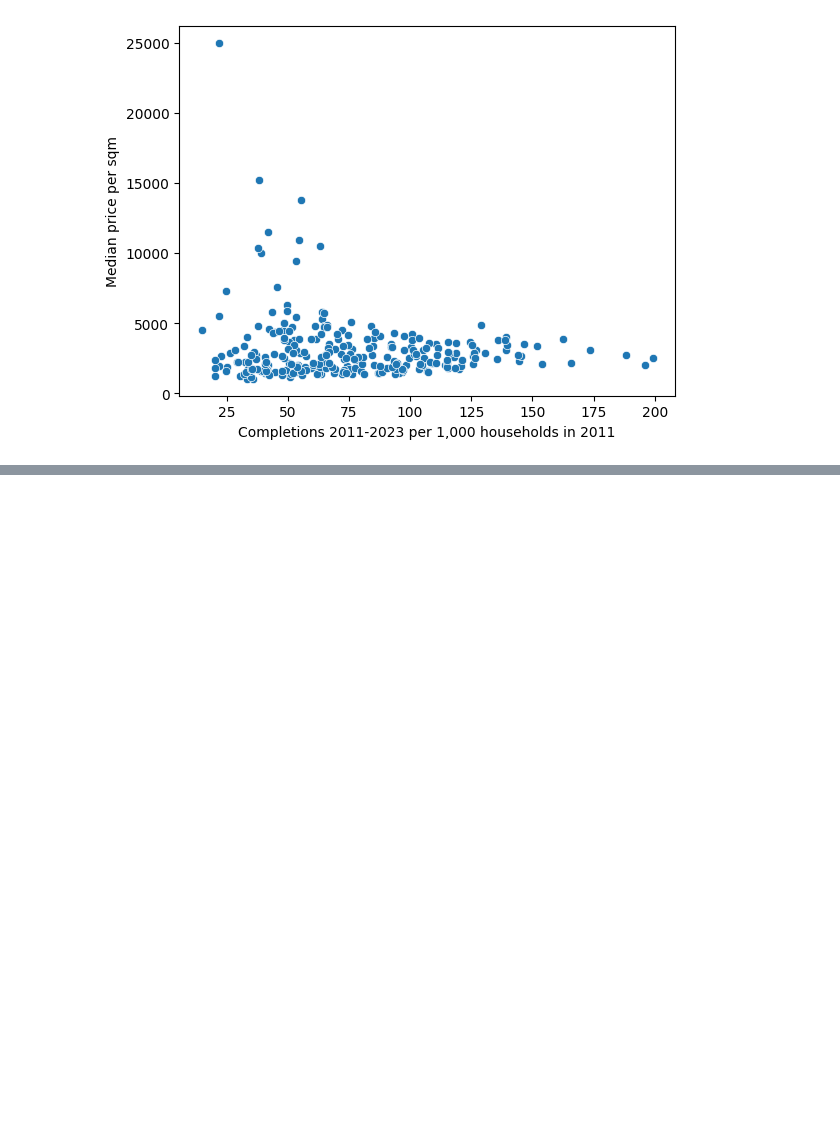
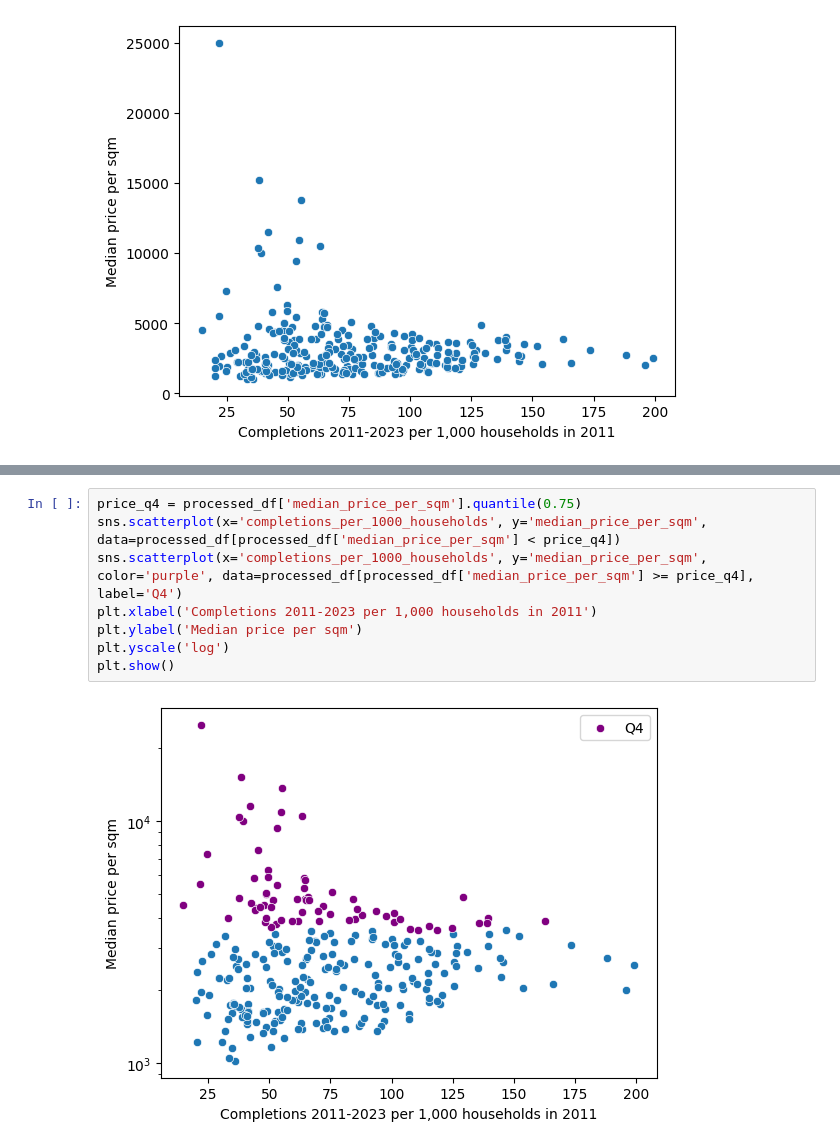
Before and after one commit to jamierumbelow/housing-completions-vs-price-per-square-metre-by-local-authority, a Jupyter notebook: main.ipynb, the cells around one changed output, grey strips where cells are left out. Drawn from its saved outputs; the diff is of its cells as text; blank space fills up the shorter version.

```diff
--- a/main.ipynb
+++ b/main.ipynb
@@ -150,0 +192,10 @@ plt.show()
+# %%
+price_q4 = processed_df['median_price_per_sqm'].quantile(0.75)
+sns.scatterplot(x='completions_per_1000_households', y='median_price_per_sqm', data=processed_df[processed_df['median_price_per_sqm'] < price_q4])
+sns.scatterplot(x='completions_per_1000_households', y='median_price_per_sqm', color='purple', data=processed_df[processed_df['median_price_per_sqm'] >= price_q4], label='Q4')
+plt.xlabel('Completions 2011-2023 per 1,000 households in 2011')
+plt.ylabel('Median price per sqm')
+plt.yscale('log')
+plt.show()
+# %% [output]
+[figure, added]
```
Also changed, not shown: parts of 20 cells of this notebook.
